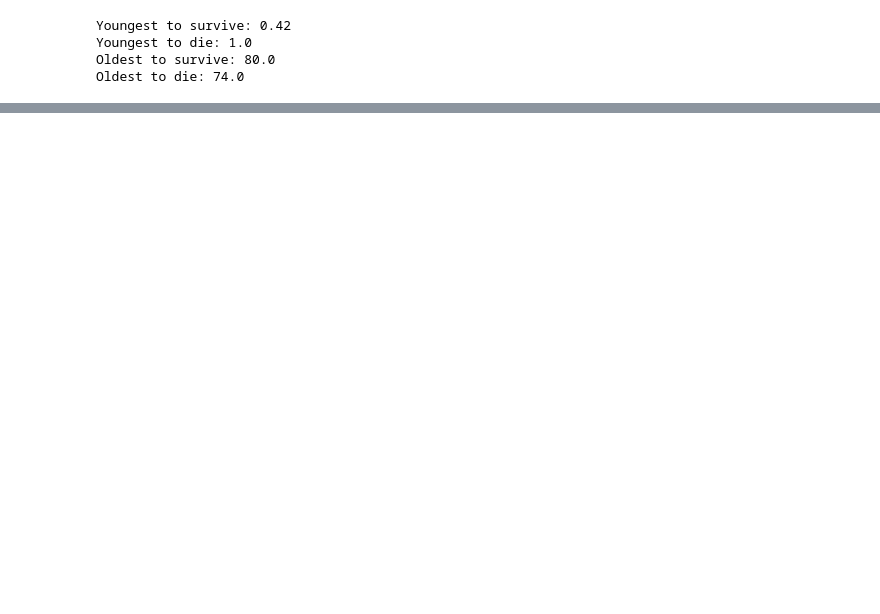
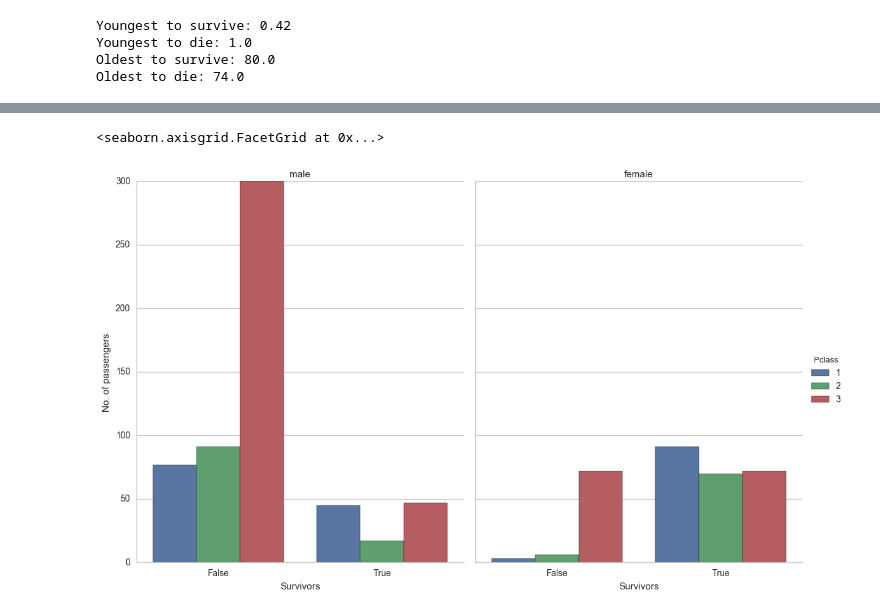
Before and after one commit to yepterence/Project5, a Jupyter notebook: Data_analysis_Titanic-checkpoint.ipynb, the cells around one changed output, grey strips where cells are left out. Saved outputs shown, nothing was run; the diff lists cells and outputs as text; code cells hidden in the pictures; blank space fills up the shorter version.

```diff
--- a/Data_analysis_Titanic-checkpoint.ipynb
+++ b/Data_analysis_Titanic-checkpoint.ipynb
@@ -201,0 +287,12 @@ plot_categories(titanic_without_nan, cat = 'Pclass', target = 'Survived')
+# %%
+# Investiage total number of survivors based on class
+
+survival_count_sex_class = sns.factorplot( \
+    'Survived', col='Sex', hue='Pclass', data=titanic_without_nan, kind='count', size=7, aspect=.8)
+
+(survival_count_sex_class.set_axis_labels('Survivors','No. of passengers')
+    .set_xticklabels(['False','True'])
+    .set_titles('{col_name}'))
+# %% [output]
+<seaborn.axisgrid.FacetGrid at 0x...>
+[figure, added]
```
Also changed, not shown: parts of 8 cells of this notebook.
